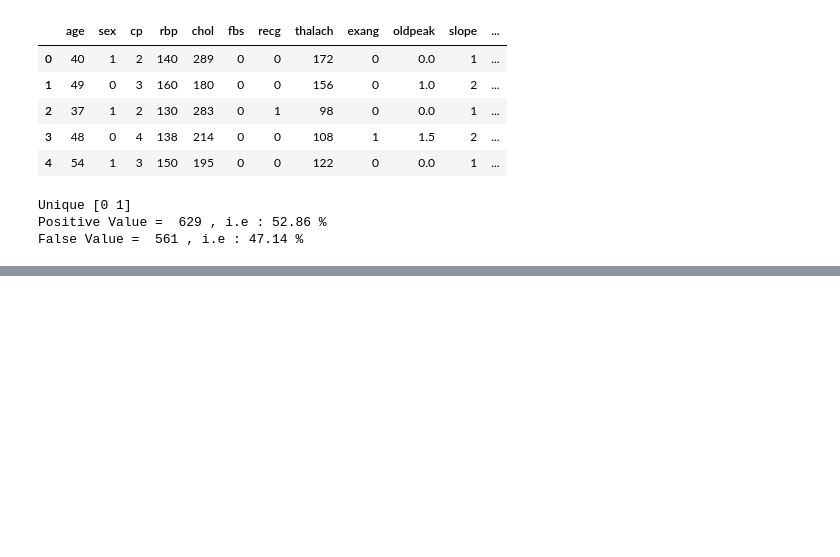
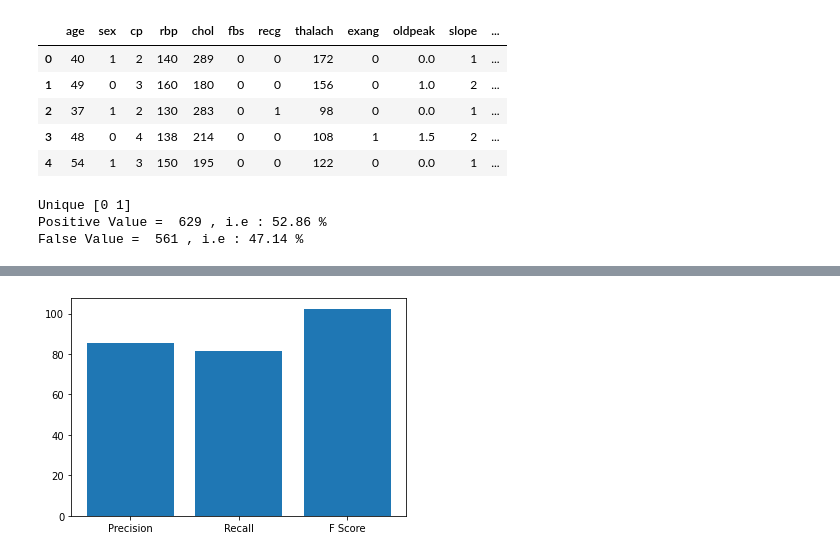
Before and after one commit to hiteshwarsingh1/HeartDisease-Prediction, a Jupyter notebook: practice.ipynb, the cells around one changed output, grey strips where cells are left out. Cells and saved outputs as stored; diff of their text form; code cells hidden in the pictures; blank space fills up the shorter version.

```diff
--- a/practice.ipynb
+++ b/practice.ipynb
@@ -309,0 +369,25 @@ model.score(X_test,Y_test)
+# %%
+
+model_LR = LogisticRegression(C=100,penalty='l2',solver='liblinear')
+model_LR.fit(X_train, Y_train)
+
+Y_pred = model_LR.predict(X_test)
+accuracy_LR = model_LR.score(X_test,Y_test)
+print('Accuracy: ',accuracy_LR*100,"\n")
+
+conMatrix = confusion_matrix(Y_test,Y_pred)
+precisionLR = precision_score(Y_test,Y_pred)
+recallLR = recall_score(Y_test,Y_pred)
+fScoreLR = f1_score(Y_test,Y_pred)
+
+print("Precsion: ",round(precisionLR*100,2))
+print("Recall: ",round(recallLR*100,2))
+print("F Score: ",round(fScoreLR*100,2))
+
+
+totalAccuracy.append(accuracy_LR)
+totalPrecision.append(precisionLR)
+totalRecall.append(recallLR)
+totalFscore.append(fScoreLR)
+
+print("Confusion Matrix: \n",conMatrix)
@@ -309,0 +403,8 @@ model.score(X_test,Y_test)
+# %%
+y_label = [precisionLR*100,recallLR*100,fScoreLR*100]
+x_label = ['Precision','Recall','F Score']
+
+plt.bar(x_label,y_label)
+plt.show()
+# %% [output]
+[figure, added]
```
Also changed, not shown: parts of 50 cells of this notebook.
